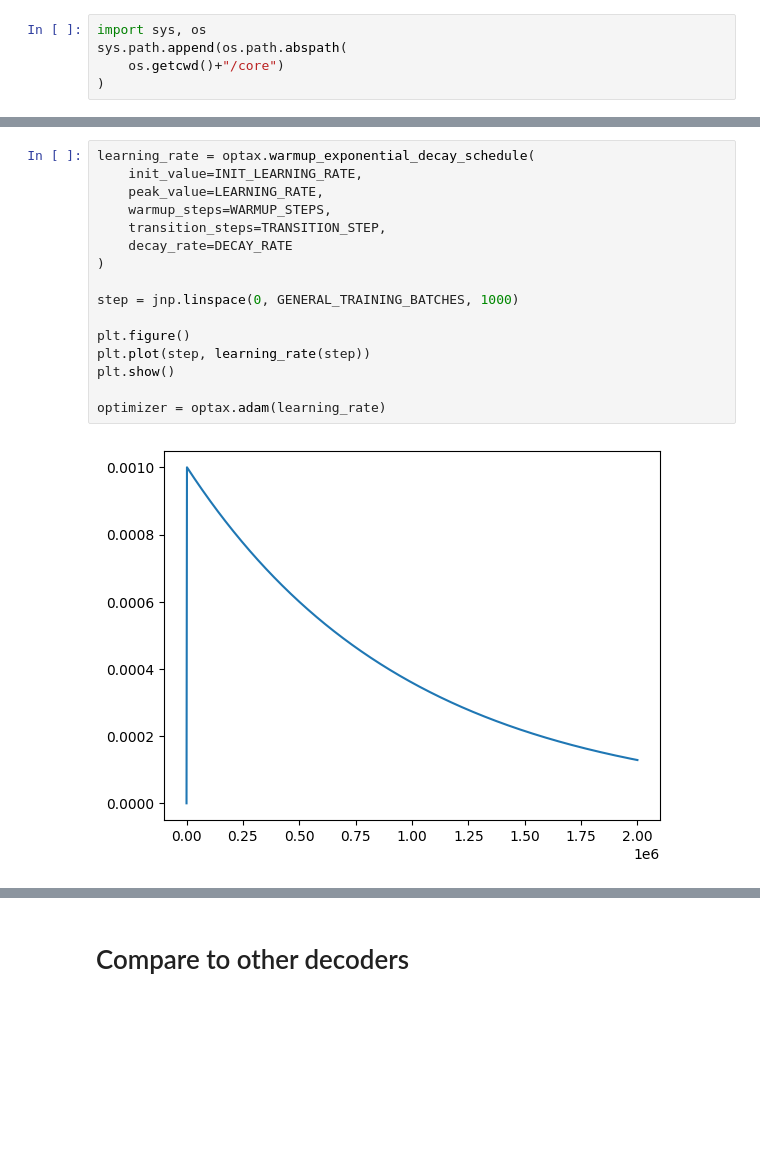
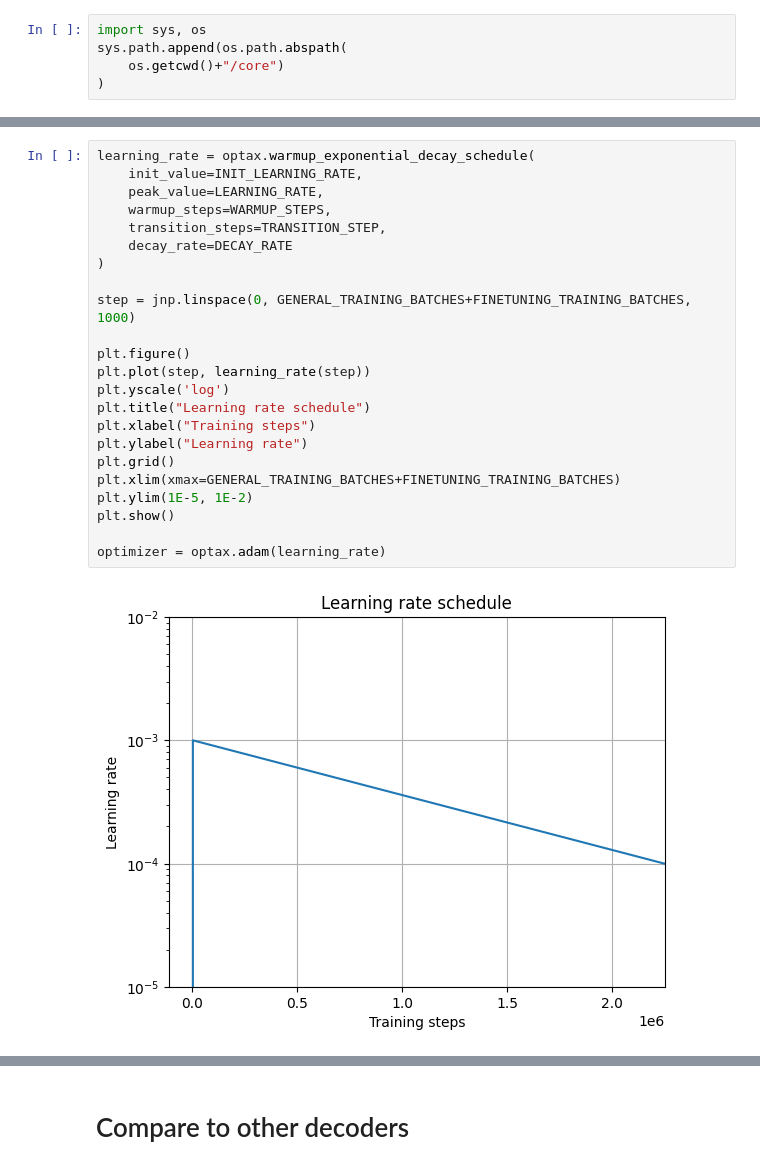
Before and after one commit to JuliusRye/QEC, a Jupyter notebook: Modules/cnn_decoder_and_deformation_solver.ipynb, the cells around one changed output, grey strips where cells are left out. Saved outputs shown, nothing was run; the diff lists cells and outputs as text; blank space fills up the shorter version.

Commit message:
Cleaned up the training code and extended it's functionality so only one common notebook is needed.

```diff
--- a/Modules/cnn_decoder_and_deformation_solver.ipynb
+++ b/Modules/cnn_decoder_and_deformation_solver.ipynb
@@ -85,21 +74,28 @@ plt.show()
 # %%
 learning_rate = optax.warmup_exponential_decay_schedule(
     init_value=INIT_LEARNING_RATE,
     peak_value=LEARNING_RATE,
     warmup_steps=WARMUP_STEPS,
     transition_steps=TRANSITION_STEP,
     decay_rate=DECAY_RATE
 )
 
-step = jnp.linspace(0, GENERAL_TRAINING_BATCHES, 1000)
+step = jnp.linspace(0, GENERAL_TRAINING_BATCHES+FINETUNING_TRAINING_BATCHES, 1000)
 
 plt.figure()
 plt.plot(step, learning_rate(step))
+plt.yscale('log')
+plt.title("Learning rate schedule")
+plt.xlabel("Training steps")
+plt.ylabel("Learning rate")
+plt.grid()
+plt.xlim(xmax=GENERAL_TRAINING_BATCHES+FINETUNING_TRAINING_BATCHES)
+plt.ylim(1E-5, 1E-2)
 plt.show()
 
 optimizer = optax.adam(learning_rate)
 # %% [output]
-[figure, old version]
+[figure, new version]
 # %%
 def sample_deformation(
     key,
```
Also changed, not shown: parts of 13 cells of this notebook, 12 other files.
